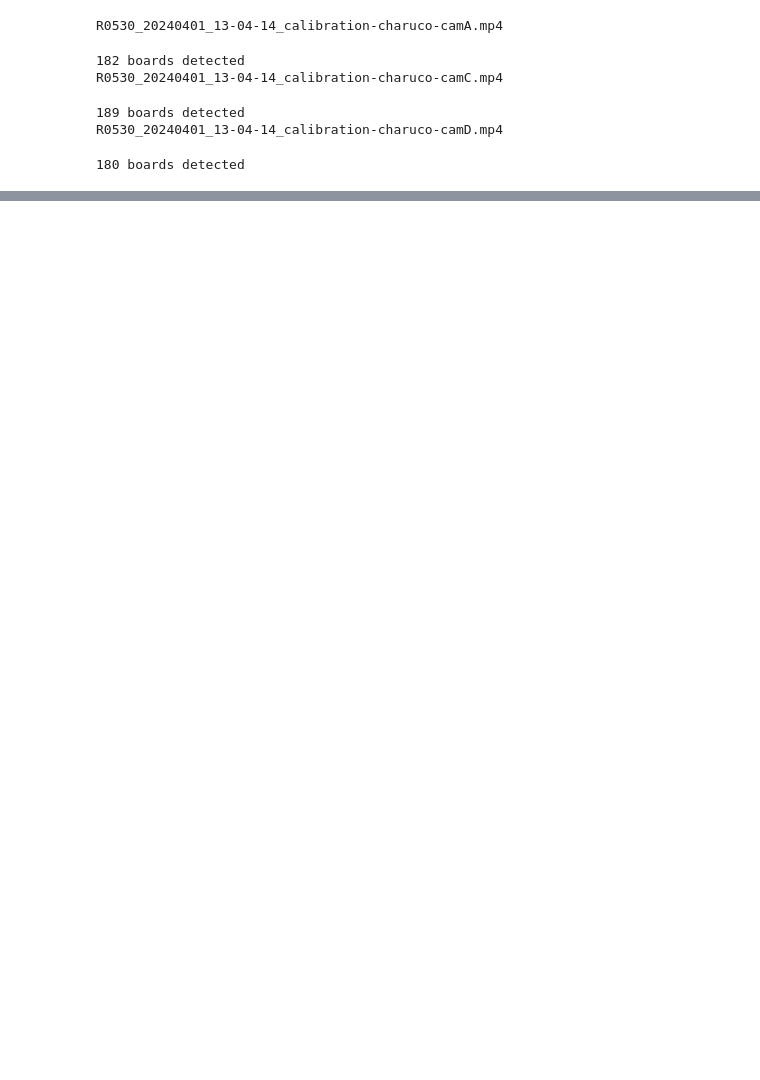
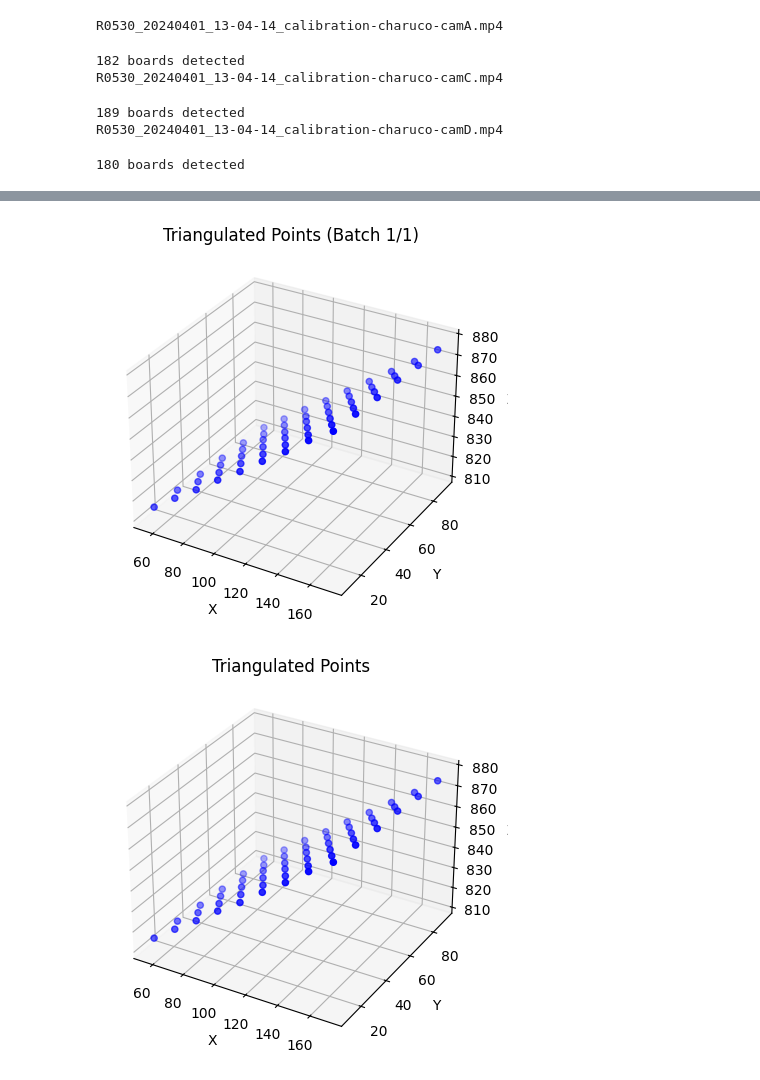
Before and after one commit to briah1212/anipose_leventhal, a Jupyter notebook: anipose.ipynb, the cells around one changed output, grey strips where cells are left out. Cells and saved outputs as stored; diff of their text form; code cells hidden in the pictures; blank space fills up the shorter version.

Commit message:
visualize a plane of 3d points on jupyter

```diff
--- a/anipose.ipynb
+++ b/anipose.ipynb
@@ -41,8 +44,7 @@ R0530_20240401_13-04-14_calibration-charuco-camC.mp4
 R0530_20240401_13-04-14_calibration-charuco-camD.mp4
 180 boards detected
 # %%
-
-# stuff in calibrate_rows (changed from self.cameras into my own cameras list constructed from list of names)
+# stuff in calibrate_rows (actually calibrate cameras & estimate pose)
 for rows, camera in zip(all_rows, cameras):
     size = camera.get_size()
 
@@ -63,7 +65,6 @@ for rows, camera in zip(all_rows, cameras):
     camera.set_camera_matrix(matrix.copy())
     camera.zero_distortions()
 
-
     # print(cgroup.get_dicts())
 
     for i, (row, cam) in enumerate(zip(all_rows, cameras)):
@@ -71,7 +72,7 @@ for rows, camera in zip(all_rows, cameras):
 
     new_rows = [[r for r in rows if r['ids'].size >= 8] for rows in all_rows]
     merged = merge_rows(new_rows)
-    imgp, extra = extract_points(merged, board, min_cameras=2)
+    imgp, extra, unshaped_imgp = extract_points(merged, board, min_cameras=2)
 
     # if init_extrinsics:
     rtvecs = extract_rtvecs(merged)
@@ -82,9 +83,9 @@ for rows, camera in zip(all_rows, cameras):
     cgroup.set_rotations(rvecs)
     cgroup.set_translations(tvecs)
 
-    interpolate_data(imgp)
-    print("Resampling points")
-    resample_points_extra(imgp, extra)
+    # interpolate_data(imgp)
+    # print("Resampling points")
+    # resample_points_extra(imgp, extra)
 
     error = cgroup.bundle_adjust_iter(imgp, extra)
 
@@ -342,0 +364,64 @@ output_paths = ['output_camAs.mp4', 'output_camCs.mp4', 'output_camDs.mp4']
+# %%
+# using the overlay functions to visualize the points
+
+# take 1 frame out from each camera
+# triangulate the points for that frame and see if they are on the same plane
+
+# use data from unshaped_imgp and take out frame 125
+
+output_frames = ['imagea.jpg', 'imagec.jpg', 'imaged.jpg']
+# instantiate new_imgp as a np array with the same shape as imgp
+new_imgp = np.zeros((3, 54, 2))
+for cam_idx, (video_path, output_paths) in enumerate(zip(videos, output_frames)):
+    cap = cv2.VideoCapture(video_path[0])
+    if not cap.isOpened():
+        print(f"Error: Could not open video {video_path[0]}")
+        continue
+
+    cap.set(cv2.CAP_PROP_POS_FRAMES, 130) # 0-based index?
+
+    # triangulation visualization is wrong since frame index is not the same as its actual frame number
+    # since some points were removed, my visualization by grouping is wonk
+
+    ret, frame = cap.read()
+    if not ret:
+        break
+
+    point_idx = 0
+    for item in merged[125][cam_idx]['filled']:
+        first = item[0][0]
+        last = item[0][1]
+        point = np.array([first, last])
+        # how do i add each point to the new_imgp np array?
+        if not np.isnan(point).any():
+            x, y = int(first), int(last)
+            cv2.circle(frame, (x, y), 5, (0, 0, 255), -1)
+            new_imgp[cam_idx, point_idx] = point
+            point_idx += 1
+
+
+
+    print(f"Shape of imgp before reshape: {new_imgp.shape}")
+
+    cv2.imwrite(output_paths, frame)
+
+    cap.release()
+
+
+print(f"Shape of imgp after reshape: {new_imgp.shape}")
+
+points3d = cgroup.triangulate(new_imgp)
+# points_3d, picked, p2ds, errors = cgroup.triangulate_ransac(
+#                 imgp, min_cams=3, progress=True)
+
+output_paths = ['output_camAs.mp4', 'output_camCs.mp4', 'output_camDs.mp4']
+
+# overlay_points_on_video_merged(videos, output_frames, merged)
+# overlay_points_on_video_write(videos, imgp, output_paths, correct_frames=correct_frames)
+# overlay_points_on_video_read(videos, imgp, output_paths, correct_frames=correct_frames)
+# overlay_points_on_video_source(videos, imgp, output_paths, all_rows=all_rows, correct_frames=correct_frames)
+# visualize_triangulated_points_in_batches(points3d)
+visualize_triangulated_points(points3d) # should be a plane
+# visualize_cameras(imgp) # each camera should have a set of points
+# visualize_calibration_points(objp, imgp)
+# %% [output]
@@ -342,0 +432,2 @@ output_paths = ['output_camAs.mp4', 'output_camCs.mp4', 'output_camDs.mp4']
+[figure, added]
+[figure, added]
```
Also changed, not shown: parts of 7 cells of this notebook.
